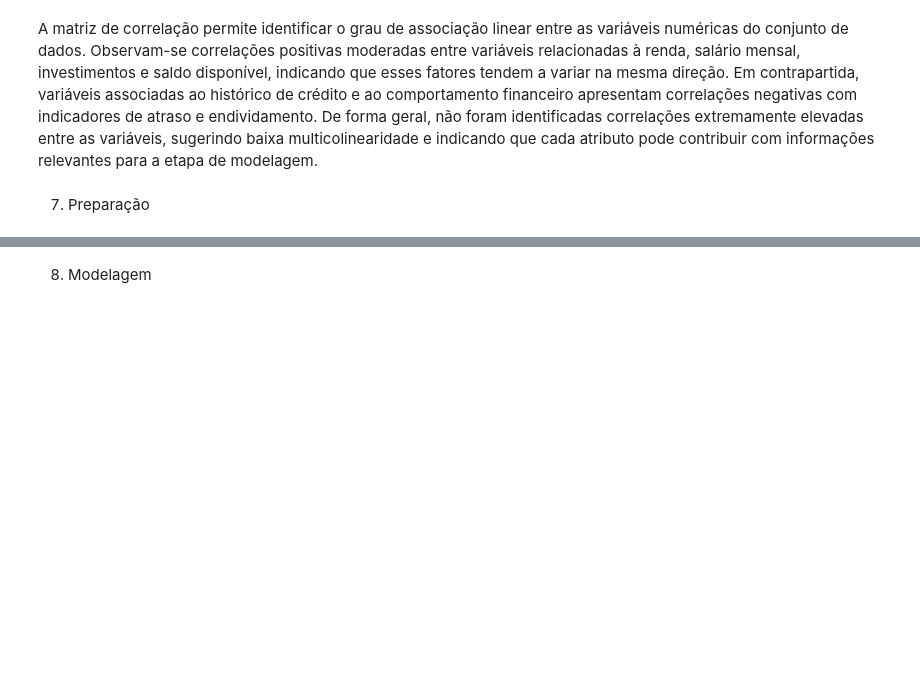
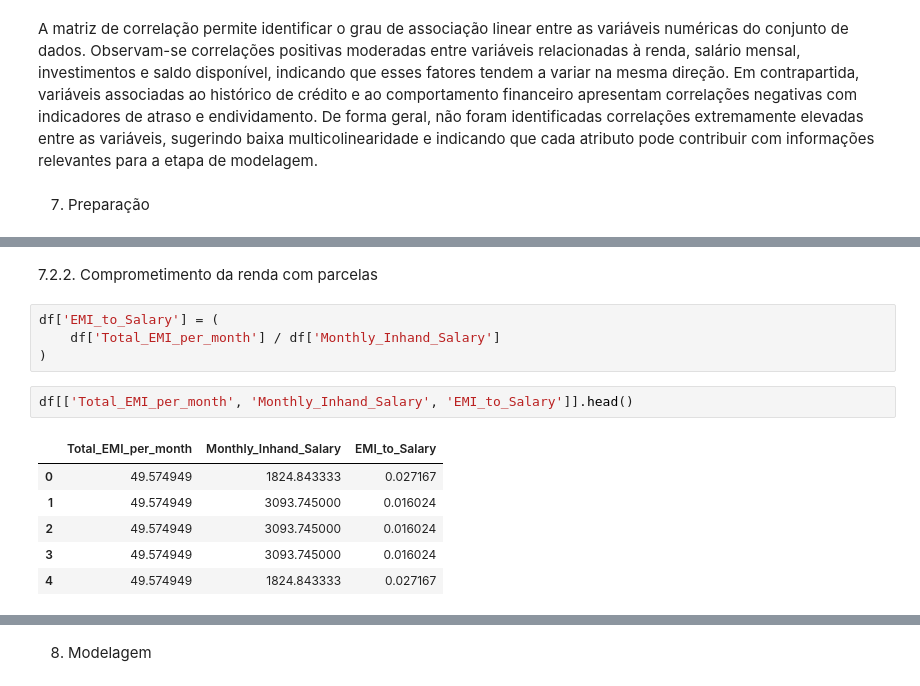
Before and after one commit to brunahirschle/Projeto-Final-DG, a Jupyter notebook: notebook/projeto_final.ipynb, the cells around one changed output, grey strips where cells are left out. Cells and saved outputs as stored; diff of their text form; blank space fills up the shorter version.

```diff
--- a/notebook/projeto_final.ipynb
+++ b/notebook/projeto_final.ipynb
@@ -2085,0 +2163,15 @@ A matriz de correlação permite identificar o grau de associação linear entre
+# %% [markdown]
+7.2.2. Comprometimento da renda com parcelas
+# %%
+df['EMI_to_Salary'] = (
+    df['Total_EMI_per_month'] / df['Monthly_Inhand_Salary']
+)
+# %%
+df[['Total_EMI_per_month', 'Monthly_Inhand_Salary', 'EMI_to_Salary']].head()
+# %% [output]
+|  | Total_EMI_per_month | Monthly_Inhand_Salary | EMI_to_Salary |
+| 0 | 49.574949 | 1824.843333 | 0.027167 |
+| 1 | 49.574949 | 3093.745000 | 0.016024 |
+| 2 | 49.574949 | 3093.745000 | 0.016024 |
+| 3 | 49.574949 | 3093.745000 | 0.016024 |
+| 4 | 49.574949 | 1824.843333 | 0.027167 |
```
Also changed, not shown: parts of 39 cells of this notebook.
